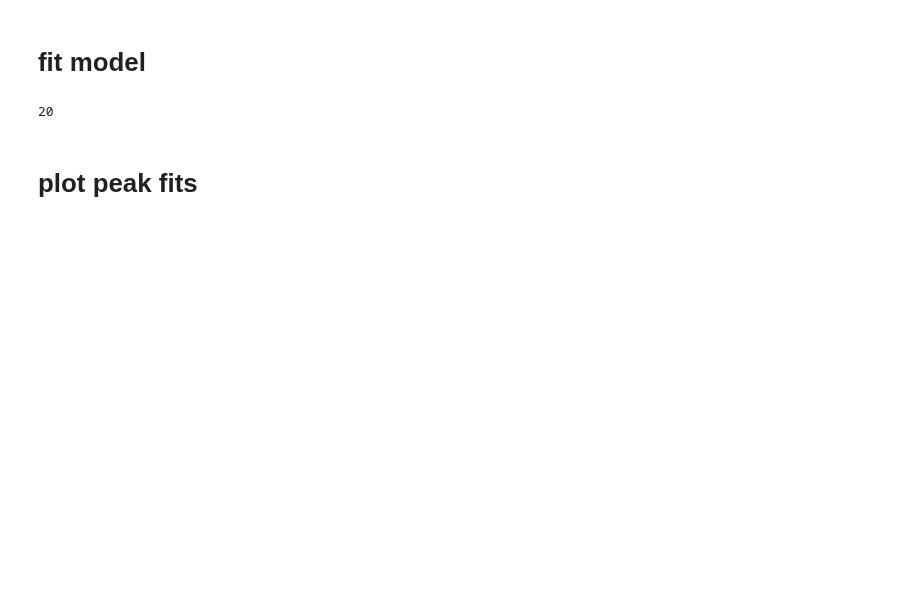
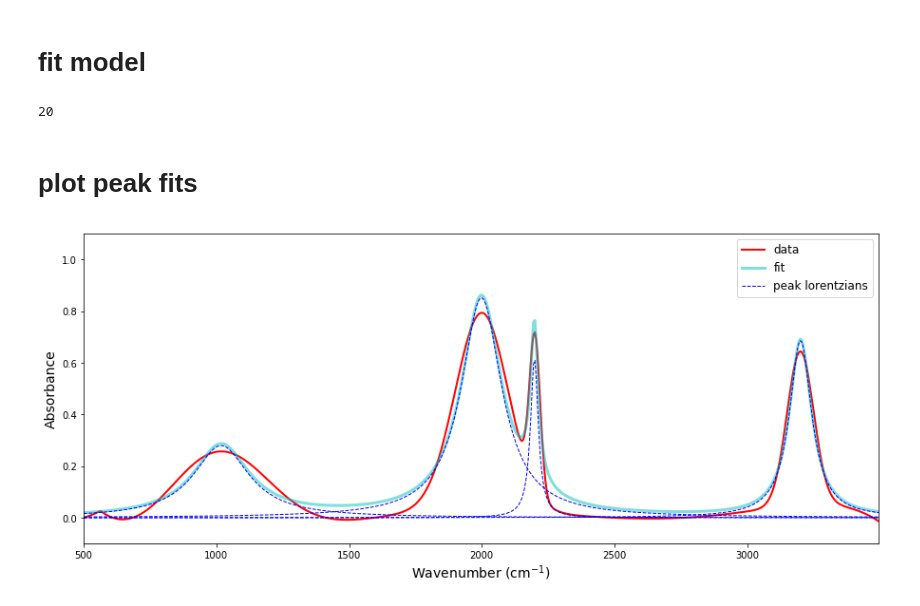
Before and after one commit to raman-noodles/Raman-noodles, a Jupyter notebook: peak_fit_functions.ipynb, the cells around one changed output. Saved outputs shown, nothing was run; the diff lists cells and outputs as text; code cells hidden in the pictures; blank space fills up the shorter version.

Commit message:
added plotting function, not sure how to unittest a plotting function

```diff
--- a/peak_fit_functions.ipynb
+++ b/peak_fit_functions.ipynb
@@ -221,7 +221,7 @@ y_data = subtract_baseline(y, deg=5, plot=True, x_data=x)
 # %% [output]
 [figure]
 # %%
-y_data = subtract_baseline(Y_TEST, deg=5, plot=True, x_data=X_TEST)
+Y_TEST = subtract_baseline(Y_TEST, deg=5, plot=True, x_data=X_TEST)
 # %% [output]
 [figure]
 # %% [markdown]
@@ -330,7 +330,7 @@ def model_fit(x_data, y_data, mod, pars, report=False):
         pass
     return out
 # %%
-out = model_fit(x_data, y_data, mod, pars)
+out = model_fit(X_TEST, Y_TEST, mod, pars)
 len(out.values)
 # %% [output]
 20
@@ -346,3 +346,25 @@ def test_model_fit():
 test_model_fit()
 # %% [markdown]
 # plot peak fits
+# %%
+def plot_fit(x_data, y_data, fit_result, plot_components=False):
+    fig = plt.figure(figsize=(15,6))
+    plt.ylabel('Absorbance', fontsize=14)
+    plt.xlabel('Wavenumber (cm$^{-1}$)', fontsize=14)
+    plt.xlim(min(x_data), max(x_data))
+    plt.ylim(-0.1, 1.1)
+    plt.plot(x_data, y_data, 'r', alpha=1, linewidth=2, label='data')
+    plt.plot(x_data, fit_result.best_fit, 'c-', alpha=0.5, linewidth=3, label='fit')
+    if plot_components:
+        comps = fit_result.eval_components(x=x_data)
+        prefix = 'p{}_'.format(1)
+        plt.plot(x_data, comps[prefix], 'b--', linewidth=1, label='peak lorentzians')
+        for i in range(1, int(len(fit_result.values)/5)):
+            prefix = 'p{}_'.format(i+1)
+            plt.plot(x_data, comps[prefix], 'b--', linewidth=1)
+    plt.legend(fontsize=12)
+    plt.show()
+
+plot_fit(X_TEST, Y_TEST, out, plot_components=True)
+# %% [output]
+[figure, added]
```
Also changed, not shown: parts of 3 cells of this notebook, 2 other files.
